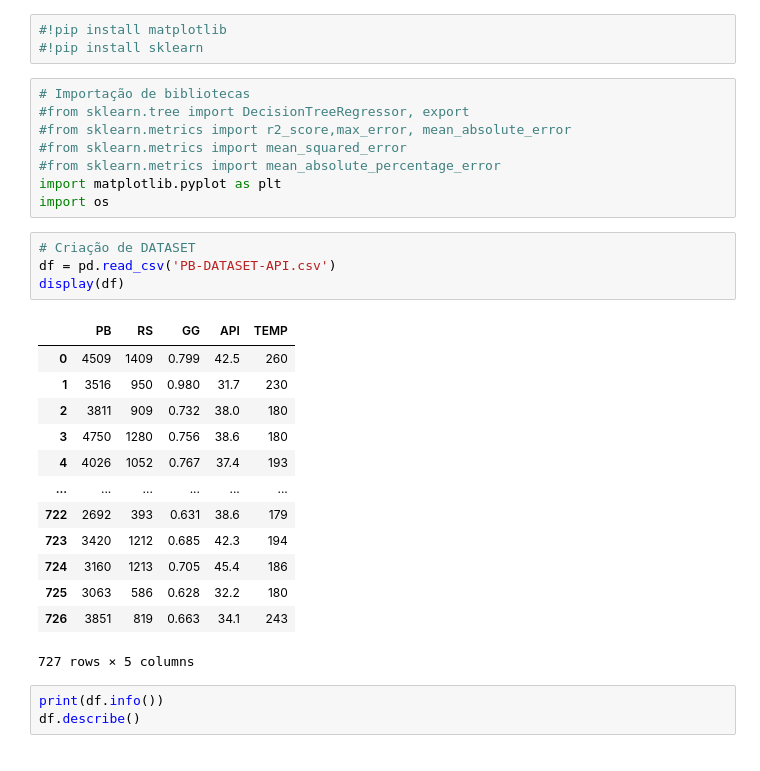
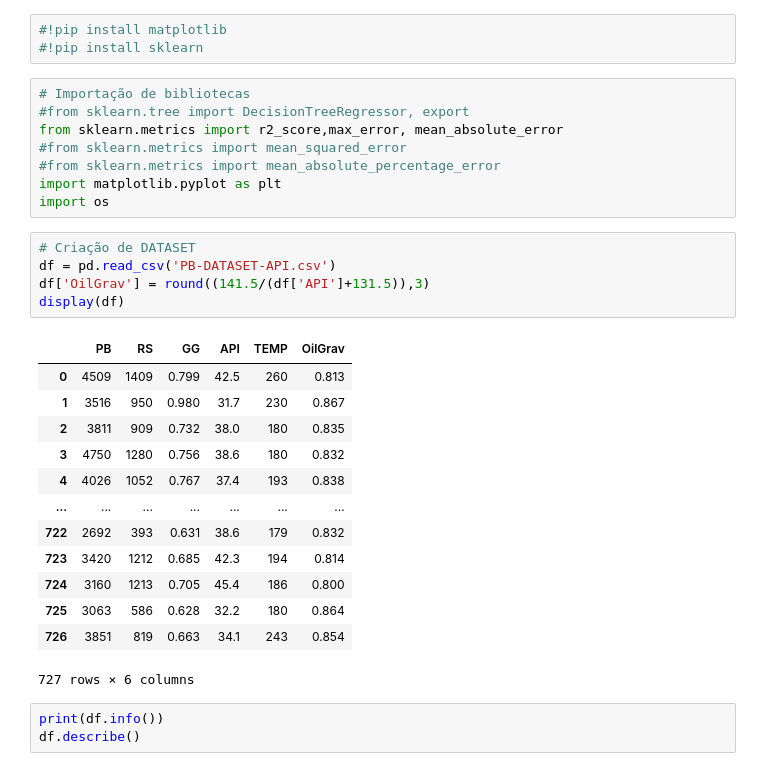
Before and after one commit to DboechatM/Documentacao-TCC, a Jupyter notebook: TCC Parte I - Análise Dados.ipynb, the cells around one changed output. Cells and saved outputs as stored; diff of their text form.

```diff
--- a/TCC Parte I - Análise Dados.ipynb
+++ b/TCC Parte I - Análise Dados.ipynb
@@ -16,7 +18,7 @@ pd.__version__
 # %%
 # Importação de bibliotecas
 #from sklearn.tree import DecisionTreeRegressor, export
-#from sklearn.metrics import r2_score,max_error, mean_absolute_error
+from sklearn.metrics import r2_score,max_error, mean_absolute_error
 #from sklearn.metrics import mean_squared_error
 #from sklearn.metrics import mean_absolute_percentage_error
 import matplotlib.pyplot as plt
@@ -24,21 +26,22 @@ import os
 # %%
 # Criação de DATASET
 df = pd.read_csv('PB-DATASET-API.csv')
+df['OilGrav'] = round((141.5/(df['API']+131.5)),3)
 display(df)
 # %% [output]
-|  | PB | RS | GG | API | TEMP |
-| 0 | 4509 | 1409 | 0.799 | 42.5 | 260 |
-| 1 | 3516 | 950 | 0.980 | 31.7 | 230 |
-| 2 | 3811 | 909 | 0.732 | 38.0 | 180 |
-| 3 | 4750 | 1280 | 0.756 | 38.6 | 180 |
-| 4 | 4026 | 1052 | 0.767 | 37.4 | 193 |
-| ... | ... | ... | ... | ... | ... |
-| 722 | 2692 | 393 | 0.631 | 38.6 | 179 |
-| 723 | 3420 | 1212 | 0.685 | 42.3 | 194 |
-| 724 | 3160 | 1213 | 0.705 | 45.4 | 186 |
-| 725 | 3063 | 586 | 0.628 | 32.2 | 180 |
-| 726 | 3851 | 819 | 0.663 | 34.1 | 243 |
+|  | PB | RS | GG | API | TEMP | OilGrav |
+| 0 | 4509 | 1409 | 0.799 | 42.5 | 260 | 0.813 |
+| 1 | 3516 | 950 | 0.980 | 31.7 | 230 | 0.867 |
+| 2 | 3811 | 909 | 0.732 | 38.0 | 180 | 0.835 |
+| 3 | 4750 | 1280 | 0.756 | 38.6 | 180 | 0.832 |
+| 4 | 4026 | 1052 | 0.767 | 37.4 | 193 | 0.838 |
+| ... | ... | ... | ... | ... | ... | ... |
+| 722 | 2692 | 393 | 0.631 | 38.6 | 179 | 0.832 |
+| 723 | 3420 | 1212 | 0.685 | 42.3 | 194 | 0.814 |
+| 724 | 3160 | 1213 | 0.705 | 45.4 | 186 | 0.800 |
+| 725 | 3063 | 586 | 0.628 | 32.2 | 180 | 0.864 |
+| 726 | 3851 | 819 | 0.663 | 34.1 | 243 | 0.854 |
-727 rows × 5 columns
+727 rows × 6 columns
 # %%
 print(df.info())
 df.describe()
```
Also changed, not shown: parts of 8 cells of this notebook.
